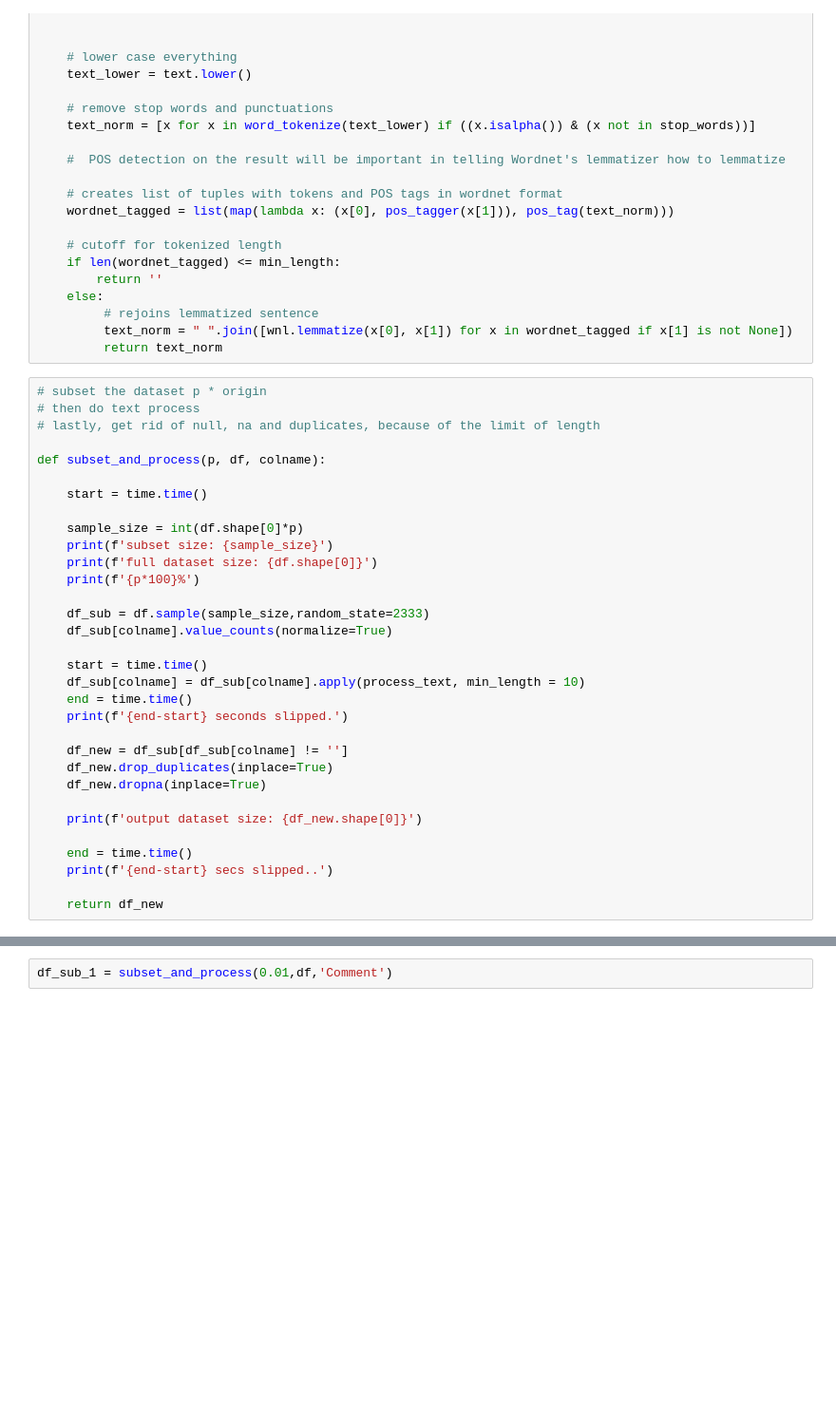
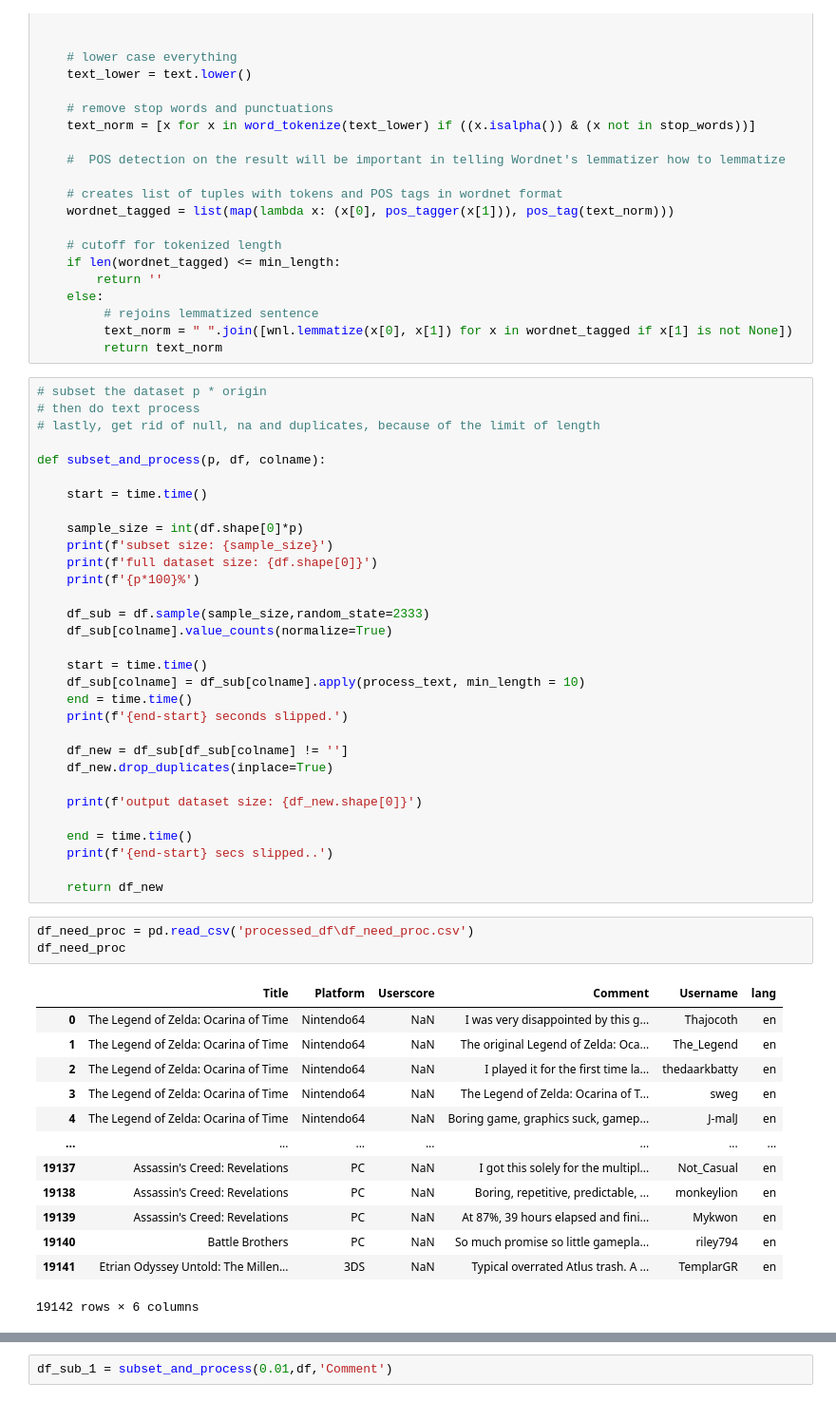
Before and after one commit to vivyhasadream/Game_Recommender_System_W_Sentimental_Analyzer, a Jupyter notebook: 2_EDA_NLP_metacritic.ipynb, the cells around one changed output, grey strips where cells are left out. Shown at 95% size. Drawn from its saved outputs; the diff is of its cells as text; blank space fills up the shorter version.

```diff
--- a/2_EDA_NLP_metacritic.ipynb
+++ b/2_EDA_NLP_metacritic.ipynb
@@ -202,7 +204,6 @@ def subset_and_process(p, df, colname):
 
     df_new = df_sub[df_sub[colname] != '']
     df_new.drop_duplicates(inplace=True)
-    df_new.dropna(inplace=True)
 
     print(f'output dataset size: {df_new.shape[0]}')
 
@@ -210,3 +211,20 @@ def subset_and_process(p, df, colname):
     print(f'{end-start} secs slipped..')
 
     return df_new
+# %%
+df_need_proc = pd.read_csv('processed_df\df_need_proc.csv')
+df_need_proc
+# %% [output]
+|  | Title | Platform | Userscore | Comment | Username | lang |
+| 0 | The Legend of Zelda: Ocarina of Time | Nintendo64 | NaN | I was very disappointed by this g... | Thajocoth | en |
+| 1 | The Legend of Zelda: Ocarina of Time | Nintendo64 | NaN | The original Legend of Zelda: Oca... | The_Legend | en |
+| 2 | The Legend of Zelda: Ocarina of Time | Nintendo64 | NaN | I played it for the first time la... | thedaarkbatty | en |
+| 3 | The Legend of Zelda: Ocarina of Time | Nintendo64 | NaN | The Legend of Zelda: Ocarina of T... | sweg | en |
+| 4 | The Legend of Zelda: Ocarina of Time | Nintendo64 | NaN | Boring game, graphics suck, gamep... | J-malJ | en |
+| ... | ... | ... | ... | ... | ... | ... |
+| 19137 | Assassin's Creed: Revelations | PC | NaN | I got this solely for the multipl... | Not_Casual | en |
+| 19138 | Assassin's Creed: Revelations | PC | NaN | Boring, repetitive, predictable, ... | monkeylion | en |
+| 19139 | Assassin's Creed: Revelations | PC | NaN | At 87%, 39 hours elapsed and fini... | Mykwon | en |
+| 19140 | Battle Brothers | PC | NaN | So much promise so little gamepla... | riley794 | en |
+| 19141 | Etrian Odyssey Untold: The Millen... | 3DS | NaN | Typical overrated Atlus trash. A ... | TemplarGR | en |
+19142 rows × 6 columns
```
Also changed, not shown: parts of 4 cells of this notebook, 3 other files.
